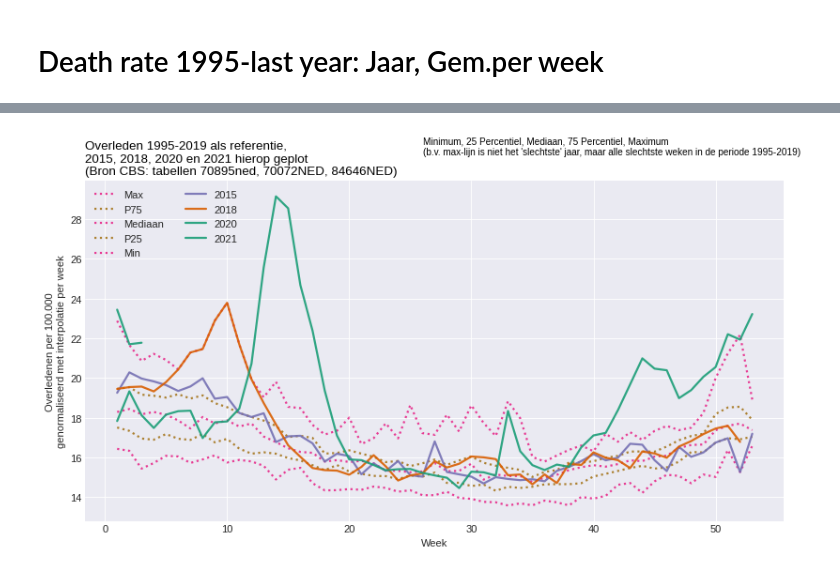
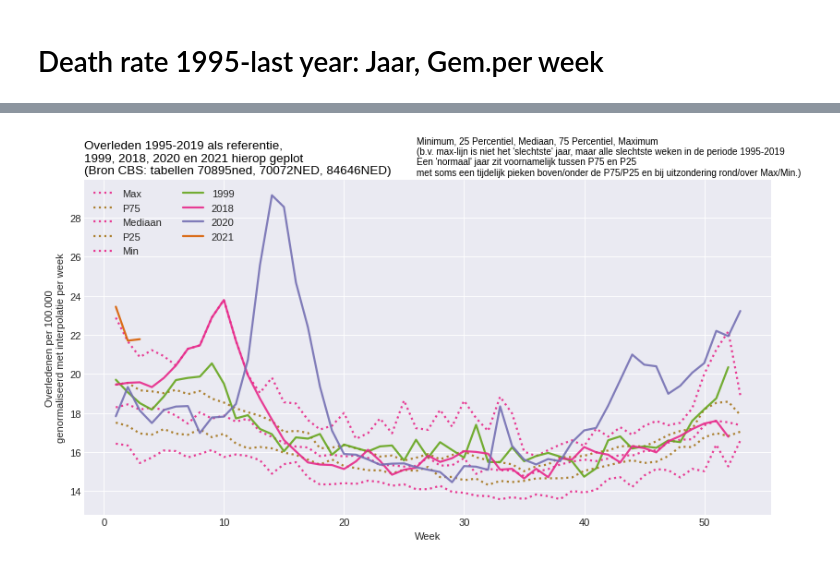
Before and after one commit to flow4u/public, a Jupyter notebook: Sterftecijfers_Nederland_COVID_19_periode_vergelijken_met_eerdere_jaren.ipynb, the cells around one changed output, grey strips where cells are left out. Cells and saved outputs as stored; diff of their text form; code cells hidden in the pictures.

Commit message:
Everything in the open usen OpenData from CBS only. Every step, table, and graph is open for scrutiny.

```diff
--- a/Sterftecijfers_Nederland_COVID_19_periode_vergelijken_met_eerdere_jaren.ipynb
+++ b/Sterftecijfers_Nederland_COVID_19_periode_vergelijken_met_eerdere_jaren.ipynb
@@ -77,12 +78,16 @@ data['Gebroken'] = ['' if x.find('(') == -1 else x[x.find('('):] for x in data['
 data['Week'] = [int(x[10:]) if x.find('(') == -1 else int(x[10:x.find('(') - 1]) for x in data['Perioden']]
 
 # Fixing Gebroken
-# rule 1: if Week 0 then Week 53 = Week 53 + Week 0 next year
-# Rule 2: if no Week 0 then Week 1 = Week 1 + Week 53 previous year
+# Rule 1: if Week 52 then Week 52 = Week 52 / #days * 7
+# Rule 2: if Week 0 then Week 53 = Week 53 + Week 0 next year
+# Rule 3: if no Week 0 then Week 1 = Week 1 + Week 53 previous year
 data.drop([0], inplace=True)
 data.reset_index(drop=True, inplace=True)
 item = 'Overledenen_1'
 for i in range(len(data)):
+    if data.loc[i, 'Week'] == 52 and data.loc[i, 'Gebroken'] != '':
+      data.loc[i, item] = int((data.loc[i, item]/int(data.loc[i, 'Gebroken'][1:3])*7).round(0))
+      data.loc[i, 'Gebroken'] = ''
     if data.loc[i, 'Week'] == 53 and data.loc[i, 'Gebroken'] != '':
         if data.loc[i+1, 'Week'] == 0:
             data.loc[i, item] = data.loc[i, item] + data.loc[i + 1, item]
@@ -110,5 +115,5 @@ data = data[['Jaar', 'Week', 'Overledenen_1']]
 df_70895ned = data.copy()
 df_70895ned['Week'].astype('int')
 df_70895ned['Jaar'].astype('int')
-print(tabulate(df_70895ned, headers=['Jaar', 'Week', 'Overledenen_1'], tablefmt='orgtbl'))
+print(tabulate(df_70895ned, headers=['Jaar', 'Week', 'Overledenen_1'], tablefmt='orgtbl', showindex=False))
 # %% [output]
@@ -401,7 +406,10 @@ plt.show()
 #@title
 df_reference = df_1995_current[df_1995_current['Jaar'] < current_year-1] #2020
 # df_other = df_1995_current[df_1995_current['Jaar'] >= current_year -1]
-df_other = df_1995_current[(df_1995_current['Jaar'] >= current_year -1) | (df_1995_current['Jaar'] == 2015) | (df_1995_current['Jaar'] == 2018)]
+df_other = df_1995_current[(df_1995_current['Jaar'] >= current_year -1) |
+                           (df_1995_current['Jaar'] == 1999) |
+                          #  (df_1995_current['Jaar'] == 2015) |
+                           (df_1995_current['Jaar'] == 2018)]
 
 
 table_reference = pd.pivot_table(df_reference, values='Overledenen Genormaliseerd', index=['Week'],
@@ -413,7 +421,6 @@ table_reference = pd.pivot_table(df_reference, values='Overledenen Genormaliseer
 
 df_all = pd.DataFrame(table_reference.to_records())
 df_all = df_all.rename(columns={'amax': 'Max', 'amin': 'Min'})
-print(df_all['<lambda_0>'].iloc[0] > df_all['<lambda_2>'].iloc[0])
 
 lambda_0 = df_all['<lambda_0>'].iloc[0]
 lambda_1 = df_all['<lambda_1>'].iloc[0]
@@ -439,5 +446,5 @@ headers=['Week', 'Max', 'P75', 'Mediaan', 'P25', 'Min']
 for item in df_other.columns:
   if item != 'Week':
     headers.append(item)
-print(tabulate(df_all, headers=headers, tablefmt='orgtbl'))
+print(tabulate(df_all, headers=headers, tablefmt='orgtbl', showindex=False))
 # %% [output]
@@ -461,37 +468,40 @@ True
 # %%
 #@title
 # multiple line plot
 plt.figure(num=None, figsize=(12, 6), dpi=80, facecolor='w', edgecolor='k')
-num = 9
+num_const = -3
+num = num_const
+num1 = 0
 for column in df_all.drop('Week', axis=1):
-    num += 1
-    linestyle = 'solid'
-    line_width = 7
-    if column[0:1] == 'P':
-        num = 1
-        linestyle = 'dotted'
-        linewidth = 2
-    if column[0:1] == 'M':
-        num = 4
-        linestyle = 'dotted'
-        linewidth = 2
-    if column == "Median":
-        num = 0
-        linestyle='dotted'
-        linewidth = 2
-    plt.plot(df_all['Week'], df_all[column],
-             marker='', color=palette(num),
-             linewidth=linewidth, alpha=0.9, label=column,
-             linestyle=linestyle)
+  num1 = num1 + 1
+  num = num_const + num1
+  linestyle = 'solid'
+  line_width = 7
+  if column[0:1] == 'P':
+      num = 1
+      linestyle = 'dotted'
+      linewidth = 2
+  if column[0:1] == 'M':
+      num = 4
+      linestyle = 'dotted'
+      linewidth = 2
+  if column == "Median":
+      num = 0
+      linestyle='dotted'
+      linewidth = 2
+  plt.plot(df_all['Week'], df_all[column],
+            marker='', color=palette(num),
+            linewidth=linewidth, alpha=0.9, label=column,
+            linestyle=linestyle)
 
 # Add legend
 plt.legend(loc=2, ncol=2)
 
 # Add titles
-plt.title("Overleden 1995-2019 als referentie,\n2015, 2018, 2020 en 2021 hierop geplot\n(Bron CBS: tabellen 70895ned, 70072NED, 84646NED)", loc='left', fontsize=12, fontweight=0, color='black')
-plt.suptitle("Minimum, 25 Percentiel, Mediaan, 75 Percentiel, Maximum\n(b.v. max-lijn is niet het 'slechtste' jaar, maar alle slechtste weken in de periode 1995-2019)", horizontalalignment = 'left', fontsize=9, fontweight=0, color='black')
+plt.title("Overleden 1995-2019 als referentie,\n1999, 2018, 2020 en 2021 hierop geplot\n(Bron CBS: tabellen 70895ned, 70072NED, 84646NED)", loc='left', fontsize=12, fontweight=0, color='black')
+plt.suptitle("Minimum, 25 Percentiel, Mediaan, 75 Percentiel, Maximum\n(b.v. max-lijn is niet het 'slechtste' jaar, maar alle slechtste weken in de periode 1995-2019\nEen 'normaal' jaar zit voornamelijk tussen P75 en P25\nmet soms een tijdelijk pieken boven/onder de P75/P25 en bij uitzondering rond/over Max/Min.)", horizontalalignment = 'left', fontsize=9, fontweight=0, color='black')
 plt.xlabel("Week")
 plt.ylabel("Overledenen per 100.000\ngenormaliseerd met interpolatie per week")
 plt.show()
 # %% [output]
-[figure, old version]
+[figure, new version]
```
Also changed, not shown: parts of 11 cells of this notebook.
